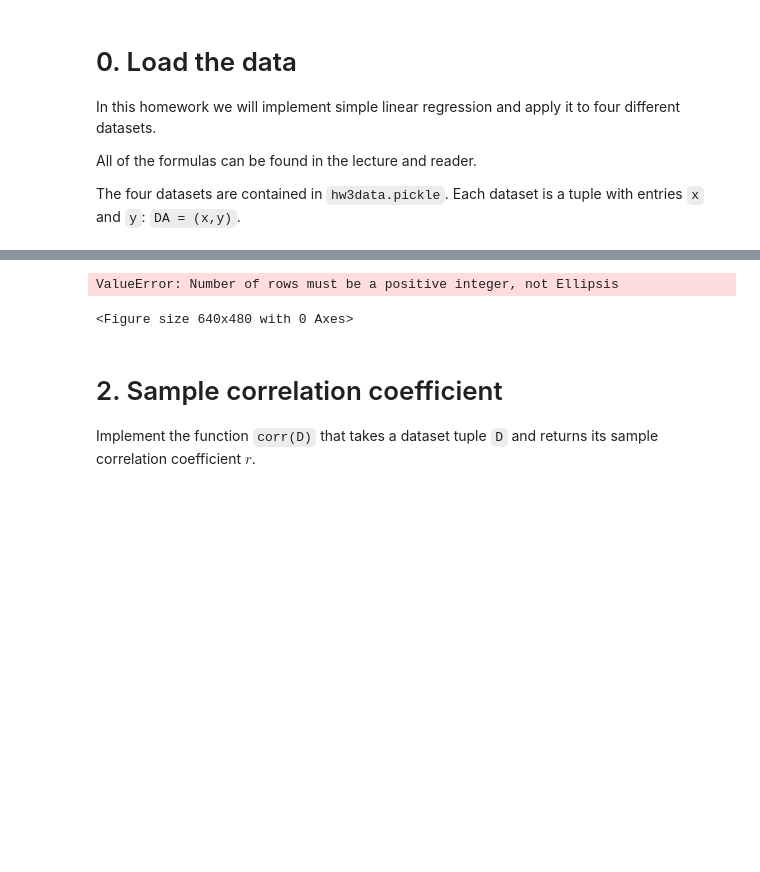
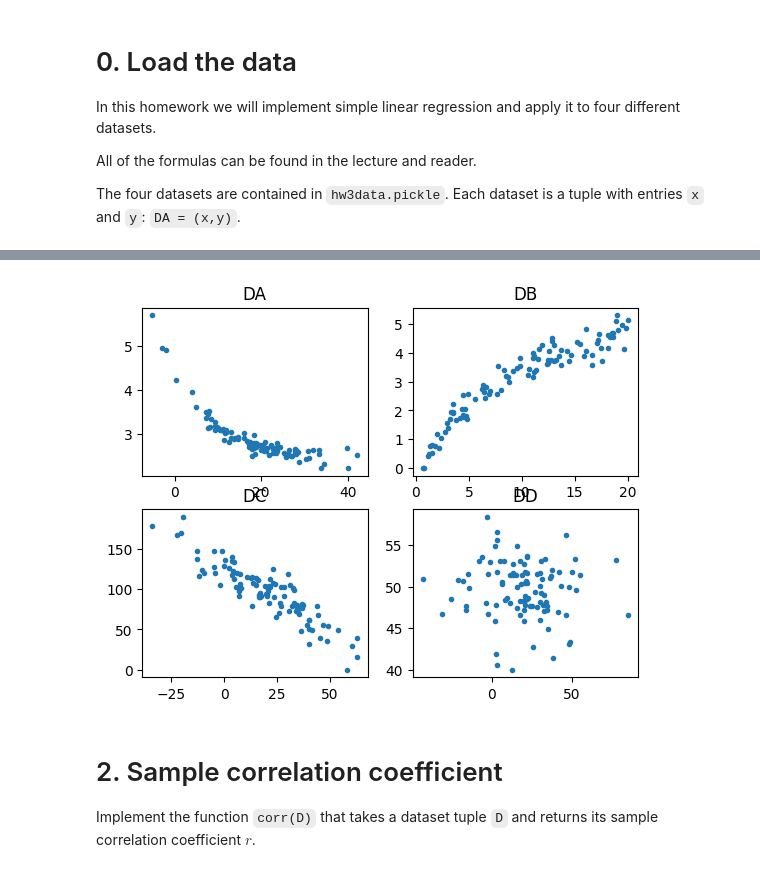
Before and after one commit to EnchengLiu/Coursera-Happy-Exercise-with-Jiayi, a Jupyter notebook: Berkeley 276DS Statistics and Data Science/hw/hw3/hw3.ipynb, the cells around one changed output, grey strips where cells are left out. Drawn from its saved outputs; the diff is of its cells as text; code cells hidden in the pictures; blank space fills up the shorter version.

```diff
--- a/Berkeley 276DS Statistics and Data Science/hw/hw3/hw3.ipynb
+++ b/Berkeley 276DS Statistics and Data Science/hw/hw3/hw3.ipynb
@@ -30,13 +30,25 @@ with open('hw3data.pickle','rb') as f:
 Display each of the four datasets using matplotlib [scatter](https://matplotlib.org/stable/api/_as_gen/matplotlib.pyplot.scatter.html) plots. Your plot should look similar to the one below, with two rows and two columns of plots.
 
 <img src="f1.png" />
-# %%
-fig, ax = plt.subplots(nrows=...,ncols=...)  # TODO
-ax[...,...].scatter(...,...,marker='.')
-...
-# %% [output]
-ValueError: Number of rows must be a positive integer, not Ellipsis
-<Figure size 640x480 with 0 Axes>
+# %%
+fig, ax = plt.subplots(nrows=2,ncols=2)  # TODO
+# Plot a scatter plot on the first subplot
+ax[0, 0].scatter(DA[0],DA[1], marker='.')
+ax[0, 1].scatter(DB[0],DB[1], marker='.')
+ax[1, 0].scatter(DC[0],DC[1], marker='.')
+ax[1, 1].scatter(DD[0],DD[1], marker='.')
+
+# Set the title and axis labels for the first subplot
+ax[0, 0].set_title('DA')
+ax[0, 1].set_title('DB')
+ax[1, 0].set_title('DC')
+ax[1, 1].set_title('DD')
+
+
+# Show the plot
+plt.show()
+# %% [output]
+[figure, added]
 # %% [markdown]
 # 2. Sample correlation coefficient
 
```
Also changed, not shown: parts of 40 cells of this notebook, 43 other files.
